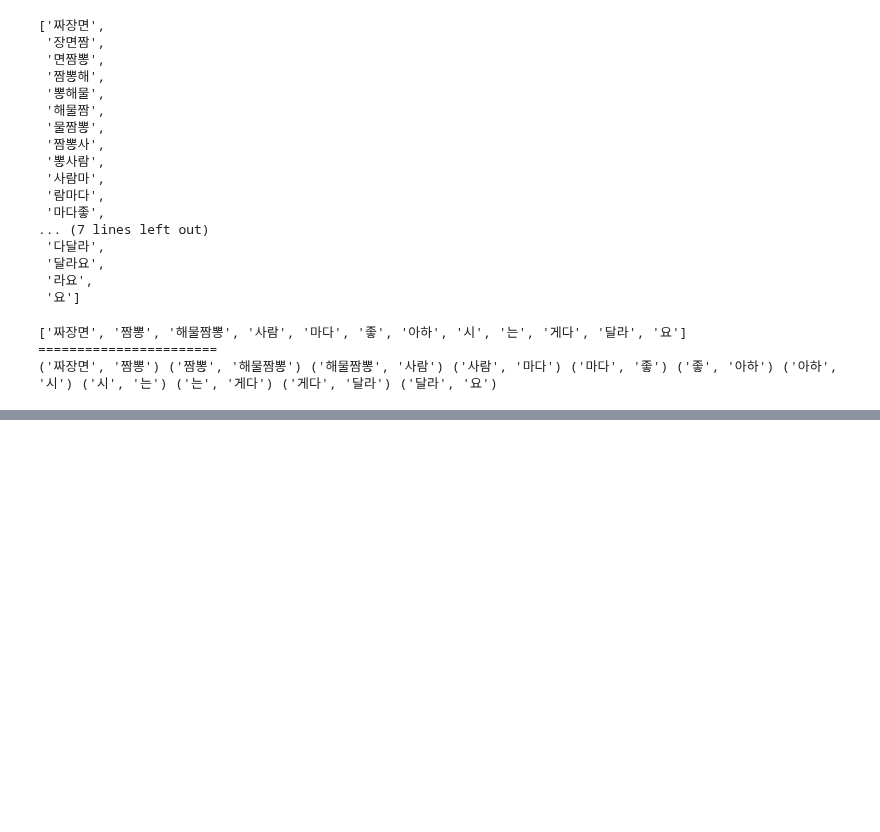
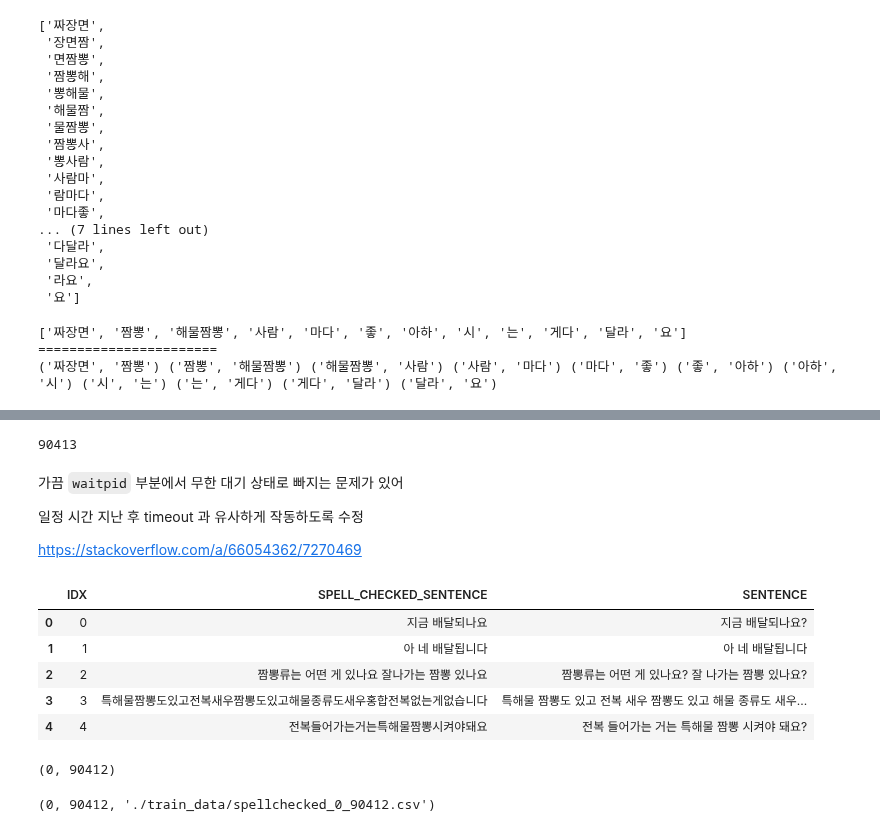
Before and after one commit to KangnamUnivShuttle/tensor_study, a Jupyter notebook: notebook/NLP/Data preprocessing.ipynb, the cells around one changed output, grey strips where cells are left out. Saved outputs shown, nothing was run; the diff lists cells and outputs as text; code cells hidden in the pictures; blank space fills up the shorter version.

```diff
--- a/notebook/NLP/Data preprocessing.ipynb
+++ b/notebook/NLP/Data preprocessing.ipynb
@@ -672,0 +774,44 @@ for grams in ngrams(parsedSentenceArray, 2):
+# %%
+processQueue.qsize()
+# %% [output]
+90413
+# %% [markdown]
+가끔 `waitpid` 부분에서 무한 대기 상태로 빠지는 문제가 있어
+
+일정 시간 지난 후 timeout 과 유사하게 작동하도록 수정
+
+https://stackoverflow.com/a/66054362/7270469
+# %%
+spellCheckdDataFrame = pd.DataFrame(columns=['IDX', 'SPELL_CHECKED_SENTENCE'])
+# spellCheckdDataFrame = spellCheckdDataFrame.append({
+#     'IDX': 1,
+#     'SPELL_CHECKED_SENTENCE': 'test'
+# }, ignore_index=True)
+# spellCheckdDataFrame.head()
+# %%
+while not processQueue.empty():
+    data = processQueue.get(0)
+    spellCheckdDataFrame = spellCheckdDataFrame.append({
+        'IDX': data[0],
+        'SENTENCE': data[1],
+        'SPELL_CHECKED_SENTENCE': data[2]
+    }, ignore_index=True)
+spellCheckdDataFrame.head()
+# %% [output]
+|  | IDX | SPELL_CHECKED_SENTENCE | SENTENCE |
+| 0 | 0 | 지금 배달되나요 | 지금 배달되나요? |
+| 1 | 1 | 아 네 배달됩니다 | 아 네 배달됩니다 |
+| 2 | 2 | 짬뽕류는 어떤 게 있나요 잘나가는 짬뽕 있나요 | 짬뽕류는 어떤 게 있나요? 잘 나가는 짬뽕 있나요? |
+| 3 | 3 | 특해물짬뽕도있고전복새우짬뽕도있고해물종류도새우홍합전복없는게없습니다 | 특해물 짬뽕도 있고 전복 새우 짬뽕도 있고 해물 종류도 새우... |
+| 4 | 4 | 전복들어가는거는특해물짬뽕시켜야돼요 | 전복 들어가는 거는 특해물 짬뽕 시켜야 돼요? |
+# %%
+spellCheckdDataFrame['IDX'][0], spellCheckdDataFrame['IDX'][len(spellCheckdDataFrame['IDX']) - 1]
+# %% [output]
+(0, 90412)
+# %%
+start = spellCheckdDataFrame['IDX'][0]
+end = spellCheckdDataFrame['IDX'][len(spellCheckdDataFrame['IDX']) - 1]
+csv_path = os.path.join(trainDataPath, f'spellchecked_{start}_{end}.csv')
+start, end, csv_path
+# %% [output]
+(0, 90412, './train_data/spellchecked_0_90412.csv')
```
Also changed, not shown: parts of 13 cells of this notebook.
